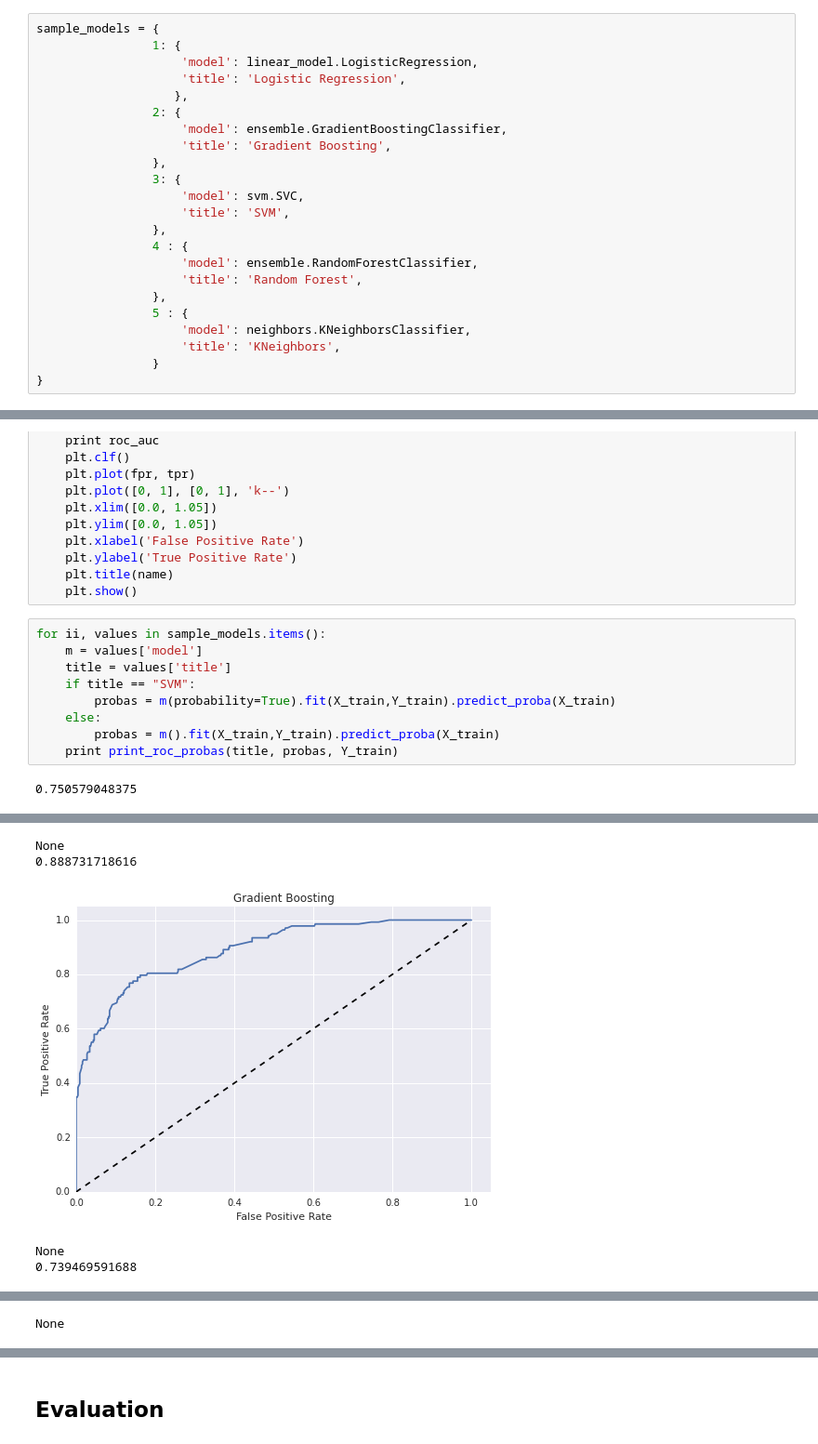
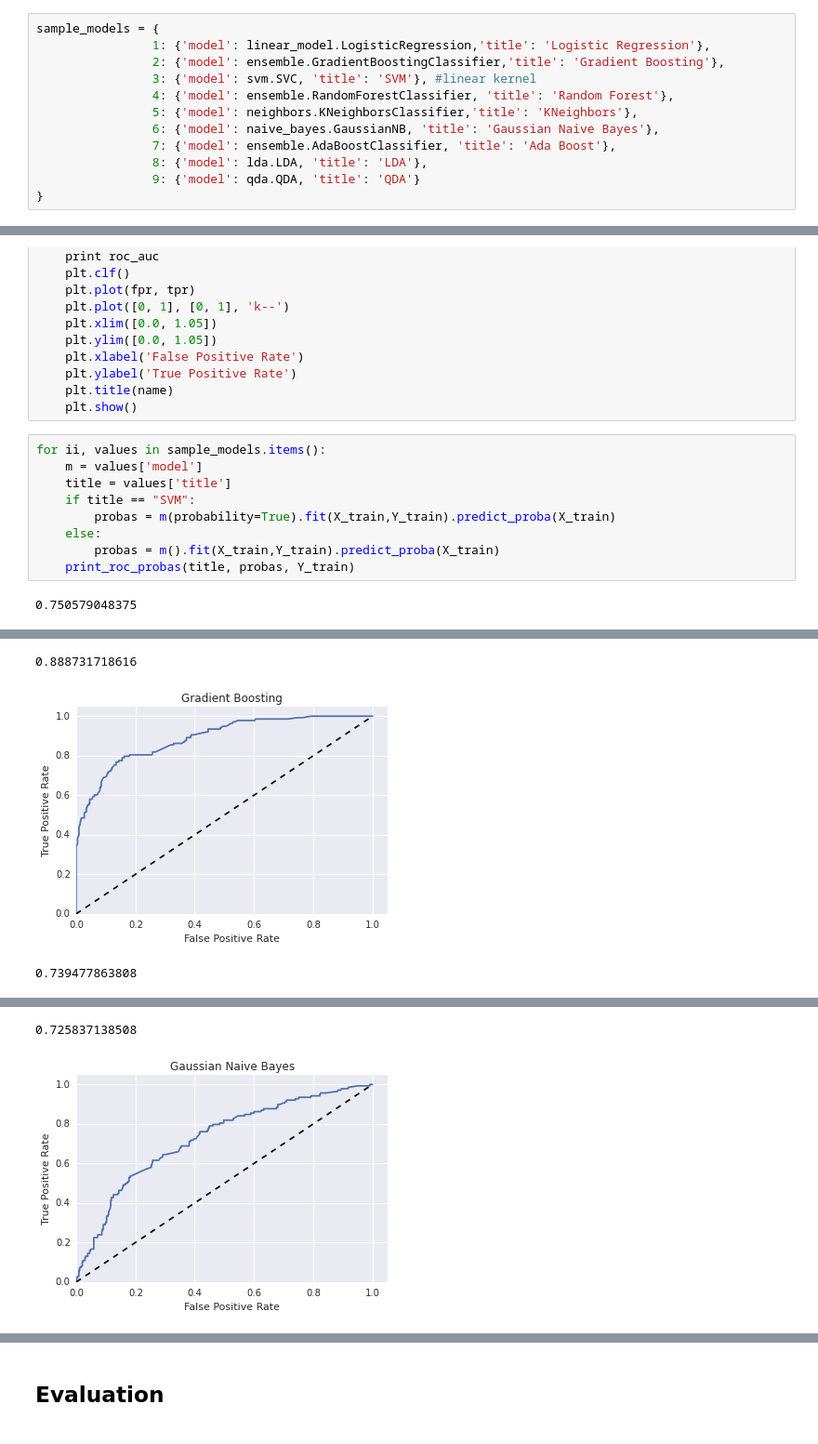
Before and after one commit to bkey/BloodDonation, a Jupyter notebook: BloodDonation.ipynb, the cells around one changed output, grey strips where cells are left out. Shown: that part at 93% size. Drawn from its saved outputs; the diff is of its cells as text.

Commit message:
moar classifiers

```diff
--- a/BloodDonation.ipynb
+++ b/BloodDonation.ipynb
@@ -110,26 +113,15 @@ def try_model(x, y, clf_class, **kwargs):
     return y_pred
 # %%
 sample_models = {
-                1: {
-                    'model': linear_model.LogisticRegression,
-                    'title': 'Logistic Regression',
-                   },
-                2: {
-                    'model': ensemble.GradientBoostingClassifier,
-                    'title': 'Gradient Boosting',
-                },
-                3: {
-                    'model': svm.SVC,
-                    'title': 'SVM',
-                },
-                4 : {
-                    'model': ensemble.RandomForestClassifier,
-                    'title': 'Random Forest',
-                },
-                5 : {
-                    'model': neighbors.KNeighborsClassifier,
-                    'title': 'KNeighbors',
-                }
+                1: {'model': linear_model.LogisticRegression,'title': 'Logistic Regression'},
+                2: {'model': ensemble.GradientBoostingClassifier,'title': 'Gradient Boosting'},
+                3: {'model': svm.SVC, 'title': 'SVM'}, #linear kernel
+                4: {'model': ensemble.RandomForestClassifier, 'title': 'Random Forest'},
+                5: {'model': neighbors.KNeighborsClassifier,'title': 'KNeighbors'},
+                6: {'model': naive_bayes.GaussianNB, 'title': 'Gaussian Naive Bayes'},
+                7: {'model': ensemble.AdaBoostClassifier, 'title': 'Ada Boost'},
+                8: {'model': lda.LDA, 'title': 'LDA'},
+                9: {'model': qda.QDA, 'title': 'QDA'}
 }
 # %%
 for ii, values in sample_models.items():
@@ -203,6 +199,6 @@ for ii, values in sample_models.items():
         probas = m(probability=True).fit(X_train,Y_train).predict_proba(X_train)
     else:
         probas = m().fit(X_train,Y_train).predict_proba(X_train)
-    print print_roc_probas(title, probas, Y_train)
+    print_roc_probas(title, probas, Y_train)
 # %% [output]
 0.750579048375
@@ -210,5 +206,3 @@ for ii, values in sample_models.items():
-None
 0.888731718616
-[figure, old version]
+[figure, new version]
-None
-0.739469591688
+0.739477863808
@@ -222 +214,2 @@ None
-None
+0.725837138508
+[figure, added]
```
Also changed, not shown: parts of 7 cells of this notebook.
